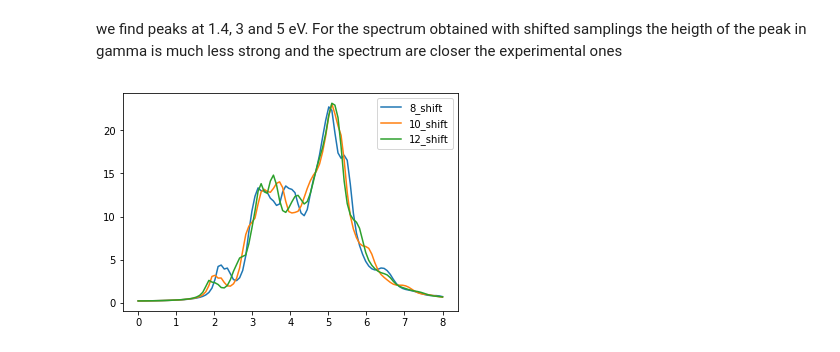
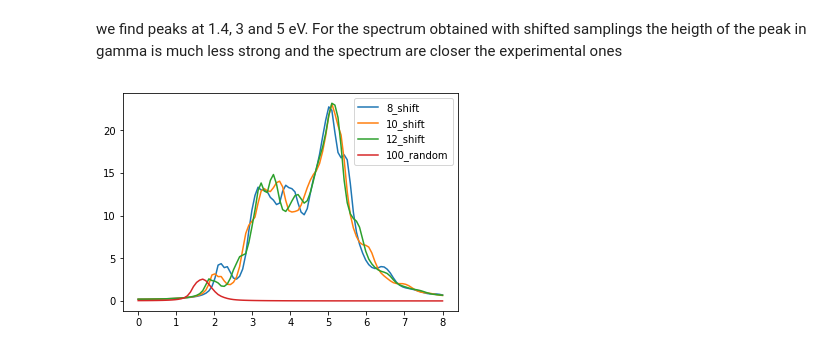
Before and after one commit to marcodalessandro76/Generation-and-decay-of-the-degree-of-spin-polarization-in-GaAs, a Jupyter notebook: Absorption_spectrum_ip.ipynb, the cells around one changed output. Saved outputs shown, nothing was run; the diff lists cells and outputs as text; code cells hidden in the pictures.

```diff
--- a/Absorption_spectrum_ip.ipynb
+++ b/Absorption_spectrum_ip.ipynb
@@ -159,0 +147,2 @@ parse file : ip_spectrum_12_shift/absorption_ip/o-absorption_ip.eps_q1_ip
+# %%
+ip_100_random = D.Dataset(label='100_random',run_dir='ip_spectrum_100_random',pre_processing='yambo')
@@ -159,0 +165,2 @@ parse file : ip_spectrum_12_shift/absorption_ip/o-absorption_ip.eps_q1_ip
+# %%
+ip_100_random.run()
@@ -165,6 +175,7 @@ res_10 = ip_10.results[0]
 res_8_shift = ip_8_shift.results[0]
 res_10_shift = ip_10_shift.results[0]
 res_12_shift = ip_12_shift.results[0]
+res_100_random = ip_100_random.results[0]
 # %%
 plt.plot(res_8.E,res_8.Im,label='8')
 plt.plot(res_10.E,res_10.Im,label='10')
@@ -181,8 +192,9 @@ we find peaks at 1.4, 3 and 5 eV. For the spectrum obtained with shifted samplin
 # %%
 plt.plot(res_8_shift.E,res_8_shift.Im,label='8_shift')
 plt.plot(res_10_shift.E,res_10_shift.Im,label='10_shift')
 plt.plot(res_12_shift.E,res_12_shift.Im,label='12_shift')
+plt.plot(res_100_random.E,np.array(res_100_random.Im)/1000,label='100_random')
 plt.legend()
 plt.show()
 # %% [output]
-[figure, old version]
+[figure, new version]
```
Also changed, not shown: parts of 17 cells of this notebook, 1 other file.
